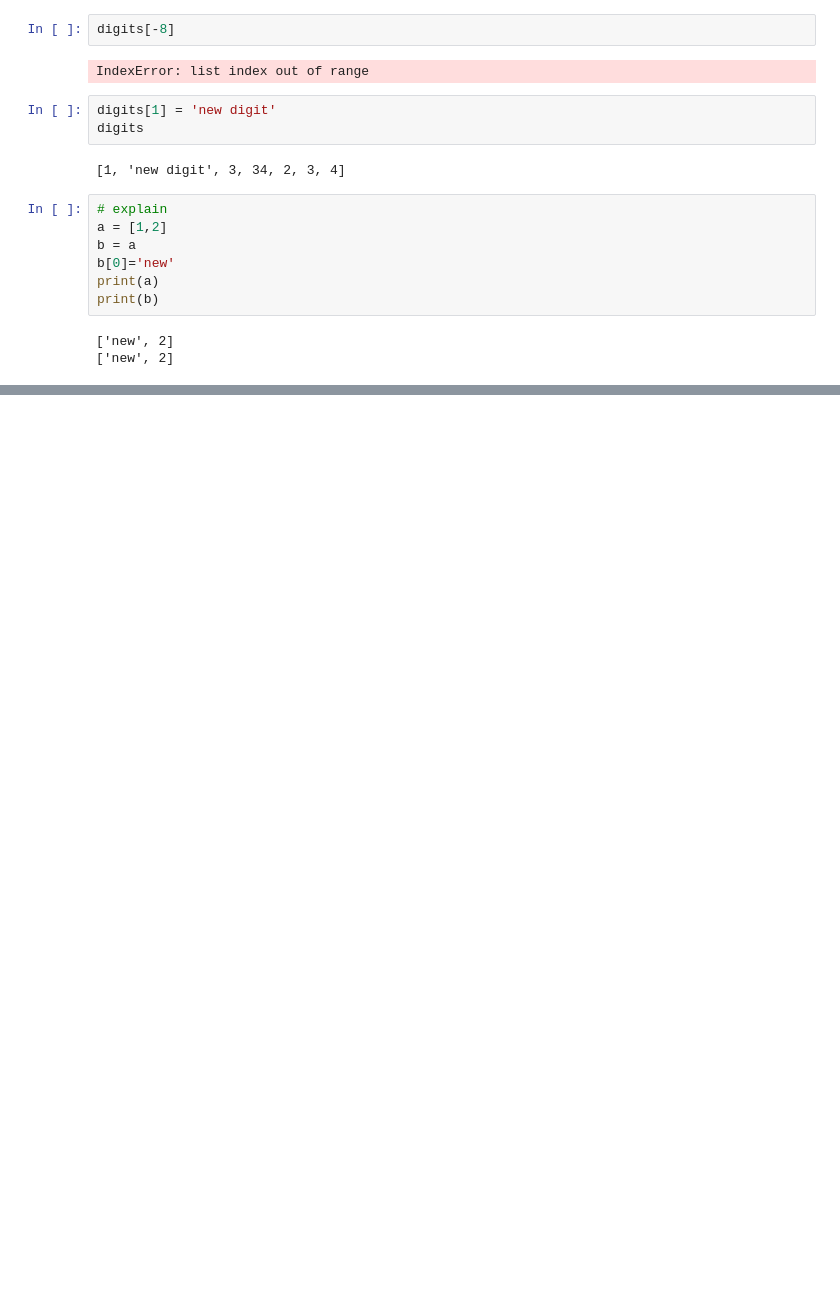
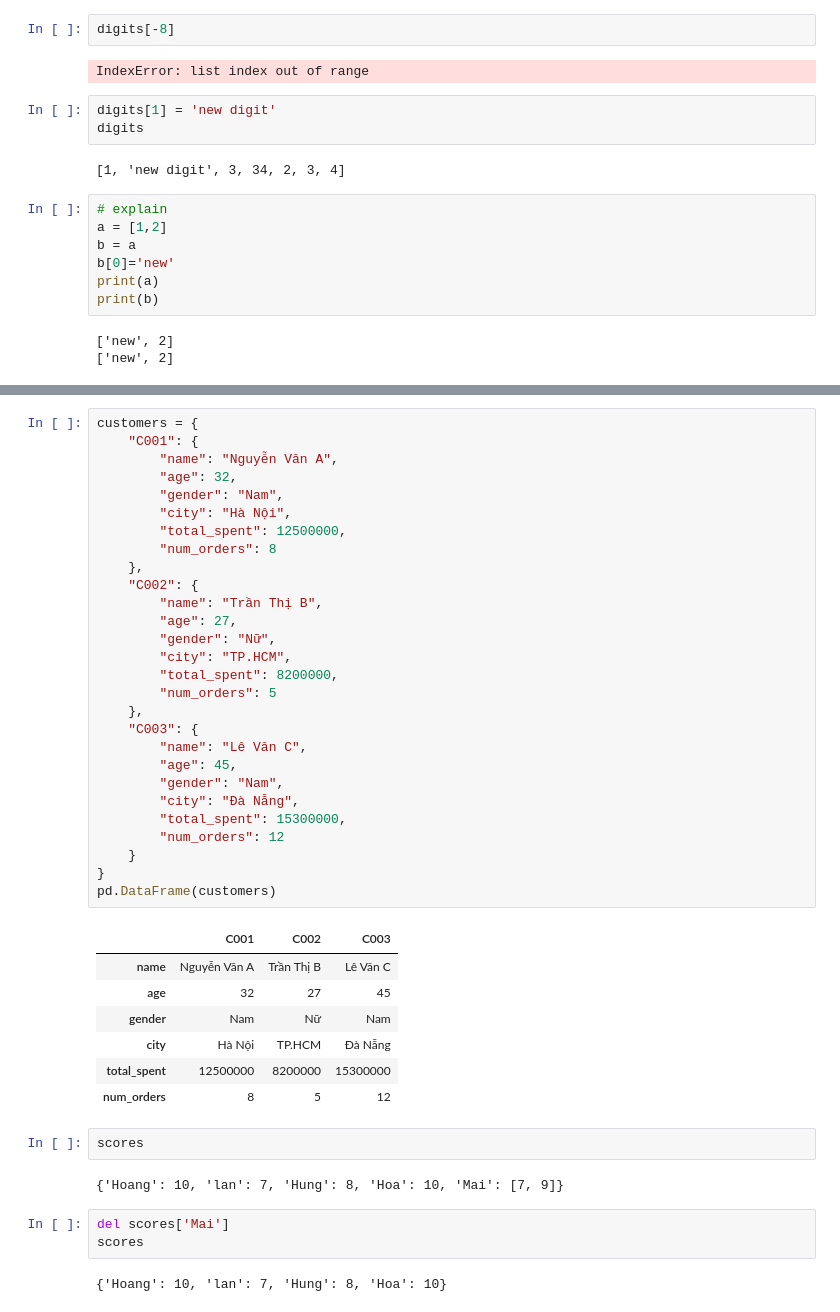
Before and after one commit to ntlong-NEU/KHDL_CH_K33, a Jupyter notebook: Lecture_3.ipynb, the cells around one changed output, grey strips where cells are left out. Drawn from its saved outputs; the diff is of its cells as text; blank space fills up the shorter version.

```diff
--- a/Lecture_3.ipynb
+++ b/Lecture_3.ipynb
@@ -59,0 +622,45 @@ print(b)
+# %%
+customers = {
+    "C001": {
+        "name": "Nguyễn Văn A",
+        "age": 32,
+        "gender": "Nam",
+        "city": "Hà Nội",
+        "total_spent": 12500000,
+        "num_orders": 8
+    },
+    "C002": {
+        "name": "Trần Thị B",
+        "age": 27,
+        "gender": "Nữ",
+        "city": "TP.HCM",
+        "total_spent": 8200000,
+        "num_orders": 5
+    },
+    "C003": {
+        "name": "Lê Văn C",
+        "age": 45,
+        "gender": "Nam",
+        "city": "Đà Nẵng",
+        "total_spent": 15300000,
+        "num_orders": 12
+    }
+}
+pd.DataFrame(customers)
+# %% [output]
+|  | C001 | C002 | C003 |
+| name | Nguyễn Văn A | Trần Thị B | Lê Văn C |
+| age | 32 | 27 | 45 |
+| gender | Nam | Nữ | Nam |
+| city | Hà Nội | TP.HCM | Đà Nẵng |
+| total_spent | 12500000 | 8200000 | 15300000 |
+| num_orders | 8 | 5 | 12 |
+# %%
+scores
+# %% [output]
+{'Hoang': 10, 'lan': 7, 'Hung': 8, 'Hoa': 10, 'Mai': [7, 9]}
+# %%
+del scores['Mai']
+scores
+# %% [output]
+{'Hoang': 10, 'lan': 7, 'Hung': 8, 'Hoa': 10}
```
Also changed, not shown: parts of 91 cells of this notebook.
